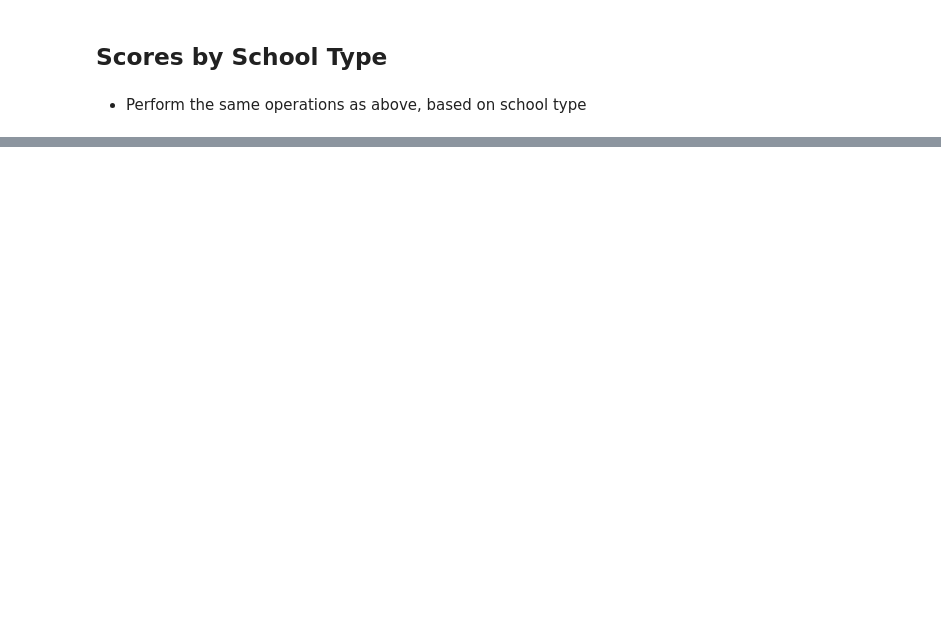
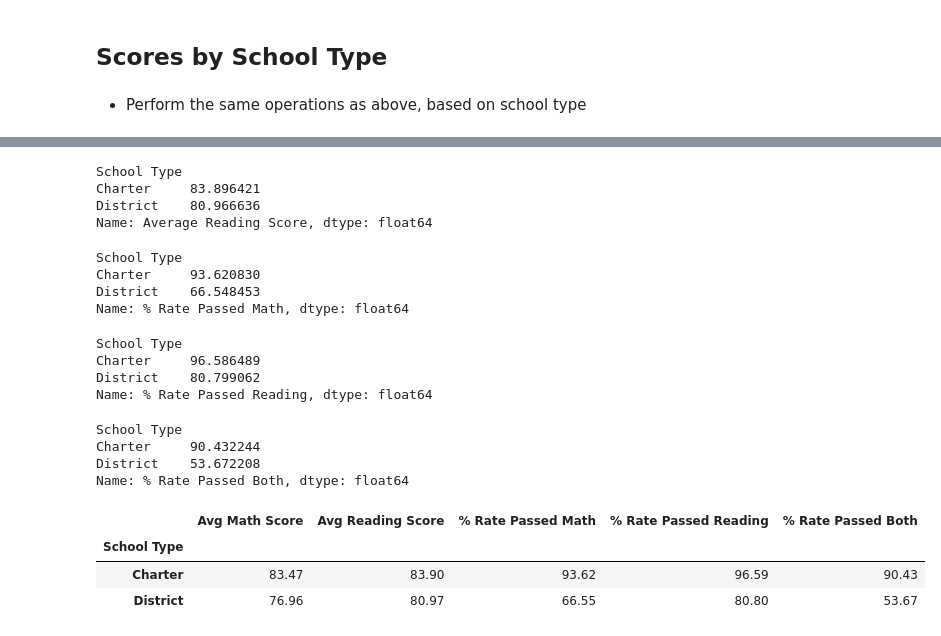
Before and after one commit to KGore12/pandas-challenge, a Jupyter notebook: KG_PyCitySchools_starter.ipynb, the cells around one changed output, grey strips where cells are left out. Drawn from its saved outputs; the diff is of its cells as text; code cells hidden in the pictures; blank space fills up the shorter version.

```diff
--- a/KG_PyCitySchools_starter.ipynb
+++ b/KG_PyCitySchools_starter.ipynb
@@ -797,0 +954,63 @@ spending_summary
+# %%
+# Create a groupby for Average Reading Score by School Type
+
+reading_score_type = summary_each_school.groupby(["School Type"]).mean()["Average Reading Score"]
+
+reading_score_type
+# %% [output]
+School Type
+Charter     83.896421
+District    80.966636
+Name: Average Reading Score, dtype: float64
+# %%
+# Create a groupby for % Passing Math by School Type
+
+passed_math_type = summary_each_school.groupby([
+    "School Type"]).mean()["% Rate Passed Math"]
+
+passed_math_type
+# %% [output]
+School Type
+Charter     93.620830
+District    66.548453
+Name: % Rate Passed Math, dtype: float64
+# %%
+# Create a groupby for % Passing Reading by School Type
+
+passed_reading_type = summary_each_school.groupby([
+    "School Type"]).mean()["% Rate Passed Reading"]
+
+passed_reading_type
+# %% [output]
+School Type
+Charter     96.586489
+District    80.799062
+Name: % Rate Passed Reading, dtype: float64
+# %%
+# Create a groupby for % Rate Passed Both by School Type
+
+overall_passed_by_type = summary_each_school.groupby([
+    "School Type"]).mean()["% Rate Passed Both"]
+
+overall_passed_by_type
+# %% [output]
+School Type
+Charter     90.432244
+District    53.672208
+Name: % Rate Passed Both, dtype: float64
+# %%
+# Make a new df with these summaries by school type
+
+# Assemble into DataFrame
+school_type_summary = pd.DataFrame({"Avg Math Score" : math_score_type.round(2),
+                                 "Avg Reading Score": reading_score_type.round(2),
+                                 "% Rate Passed Math": passed_math_type.round(2),
+                                 "% Rate Passed Reading": passed_reading_type.round(2),
+                                 "% Rate Passed Both": overall_passed_by_type.round(2)})
+
+school_type_summary
+# %% [output]
+|  | Avg Math Score | Avg Reading Score | % Rate Passed Math | % Rate Passed Reading | % Rate Passed Both |
+| School Type |  |  |  |  |  |
+| Charter | 83.47 | 83.90 | 93.62 | 96.59 | 90.43 |
+| District | 76.96 | 80.97 | 66.55 | 80.80 | 53.67 |
```
Also changed, not shown: parts of 12 cells of this notebook.
